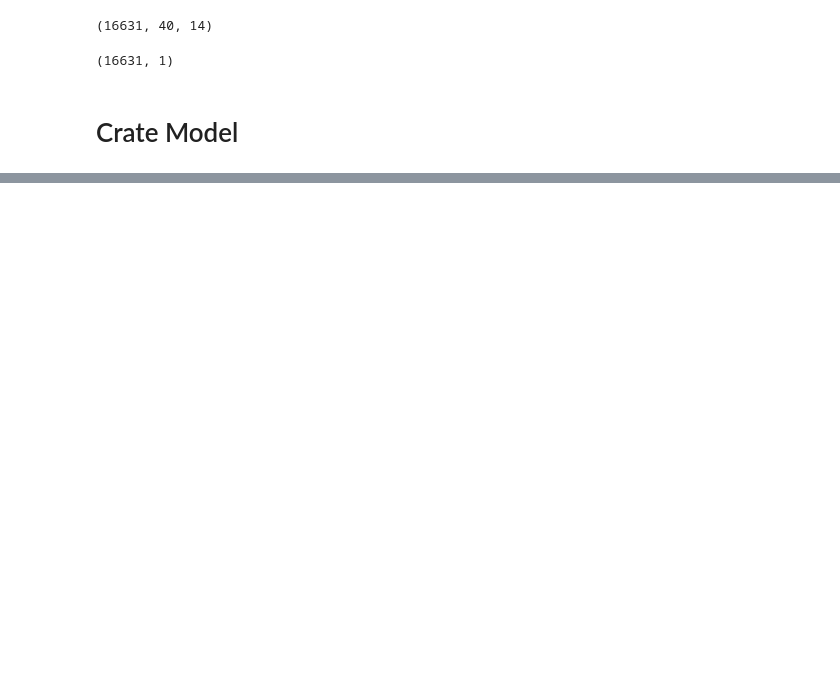
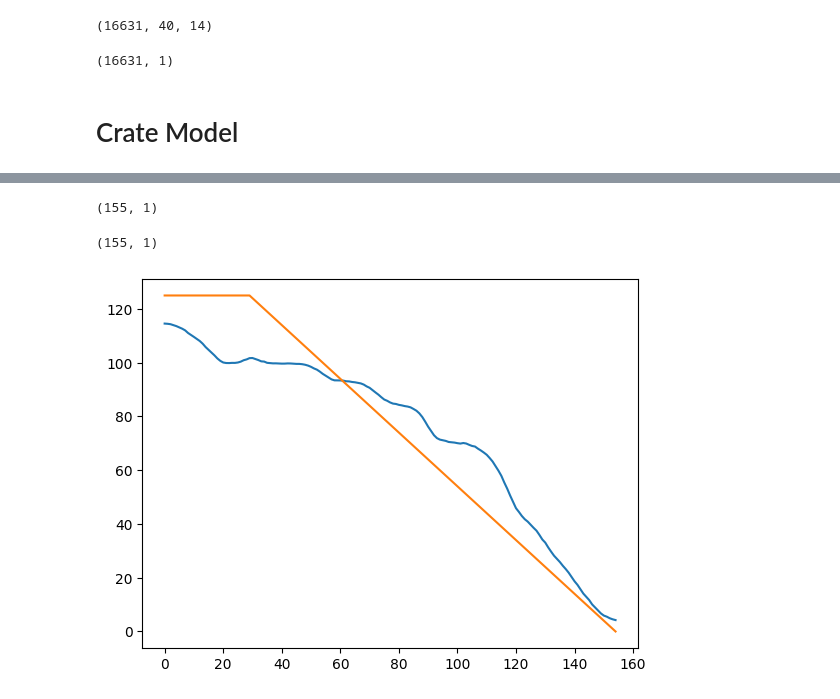
Before and after one commit to Saifullah785/Predictive_Maintenance_ML_Projects, a Jupyter notebook: Project_03_Engine_Life_Prediction/Project_03_Engine_Life_Prediction.ipynb, the cells around one changed output, grey strips where cells are left out. Drawn from its saved outputs; the diff is of its cells as text; code cells hidden in the pictures; blank space fills up the shorter version.

Commit message:
Created using Colab while practicing the code in the Project_03_Engine_Life_Prediction

```diff
--- a/Project_03_Engine_Life_Prediction/Project_03_Engine_Life_Prediction.ipynb
+++ b/Project_03_Engine_Life_Prediction/Project_03_Engine_Life_Prediction.ipynb
@@ -154,13 +169,17 @@ print(label_array.shape)
 # %% [output]
 (16631, 1)
 # %%
+# Define custom R2 (coefficient of determination) and RMSE (Root Mean Squared Error) metrics for Keras.
+import keras.ops as ops
+import keras.backend as k
+
 def r2_keras(y_true, y_pred):
 
-    SS_res = k.sum(k.square(y_true - y_pred))
-    SS_tot = k.sum(K.square(y_true - k.mean(y_true)))
+    SS_res = ops.sum(ops.square(y_true - y_pred))
+    SS_tot = ops.sum(ops.square(y_true - ops.mean(y_true)))
 
     return (1 - SS_res/(SS_tot + k.epsilon()) )
 
 def rmse(y_true, y_pred):
 
-    return k.sqrt(k.mean(k.square(y_pred - y_true), axis=-1))
+    return ops.sqrt(ops.mean(ops.square(y_pred - y_true), axis=-1))
@@ -219,0 +288,6 @@ y_true.shape
+# %%
+# Generate the true RUL labels for the test data to compare against predictions.
+test_label_gen = [gen_labels(test_data[test_data['id']==id], sequence_length, ['R_early'])
+                  for id in test_data['id'].unique()]
+y_true = np.concatenate(test_label_gen).astype(np.float32)
+y_true.shape
@@ -219,0 +296,4 @@ y_true.shape
+# %%
+# Concatenate the test sequences into a single array and use the trained model to make RUL predictions.
+test_seq_array = np.concatenate(list(test_gen)).astype(np.float32)
+RUL_pred = model.predict(test_seq_array)
@@ -220,6 +302,19 @@ y_true.shape
+# %%
+# Display the shape of the predicted Remaining Useful Life (RUL) values.
+RUL_pred.shape
+# %% [output]
+(155, 1)
+# %%
+# Display the shape of the true Remaining Useful Life (RUL) values.
+y_true.shape
+# %% [output]
+(155, 1)
 # %%
-time = np.arange(test_gen.shape[0])
+# Plot the predicted RUL against the true RUL over time to visualize model performance.
+time = np.arange(RUL_pred.shape[0])
 plt.plot(time, RUL_pred)
 plt.plot(time, y_true)
 plt.show()
+# %% [output]
+[figure, added]
 # %%
```
Also changed, not shown: parts of 30 cells of this notebook.
